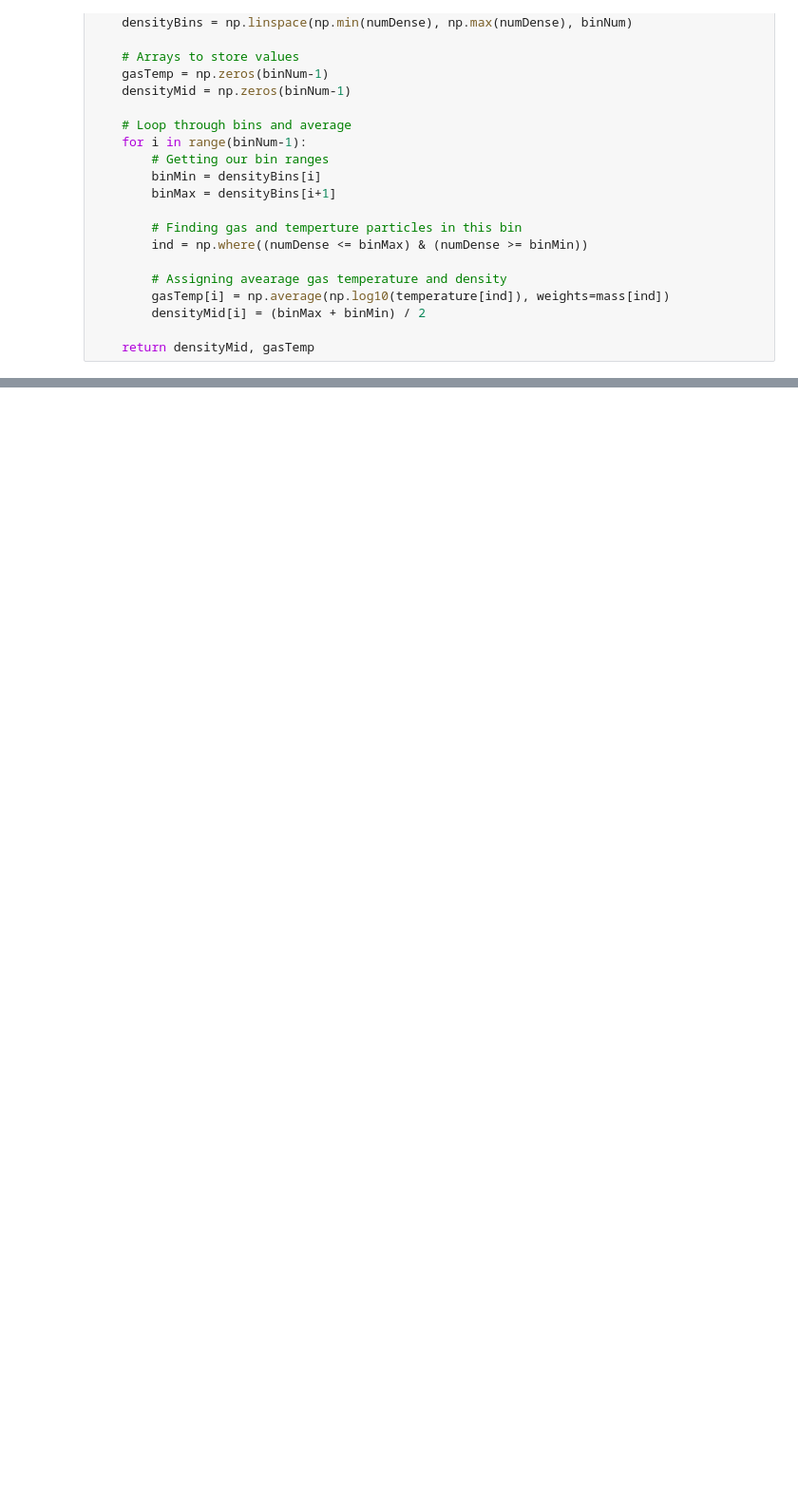
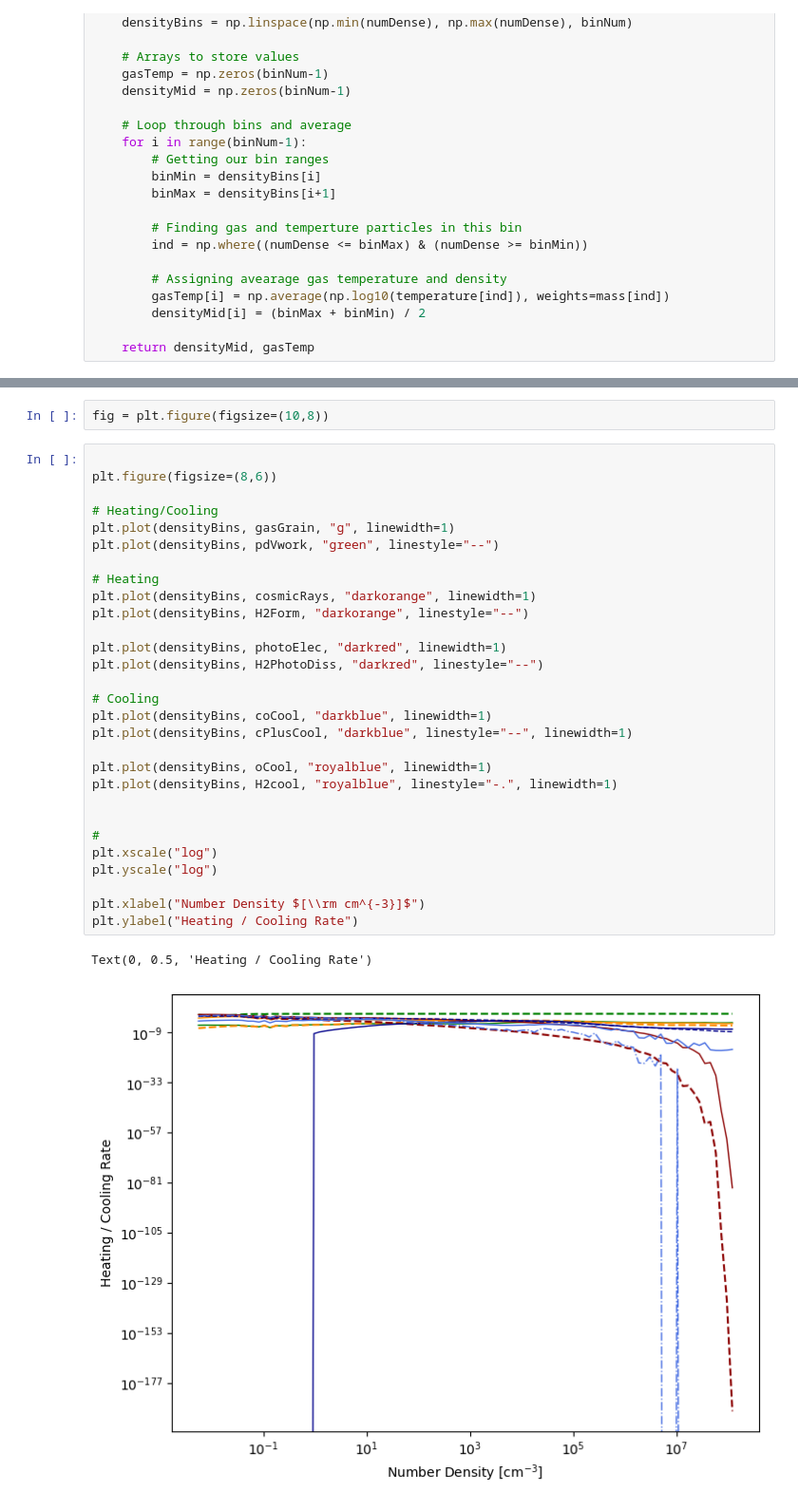
Before and after one commit to clonematthew/stardustCodes, a Jupyter notebook: cloudProperties.ipynb, the cells around one changed output, grey strips where cells are left out. Shown at 95% size. Saved outputs shown, nothing was run; the diff lists cells and outputs as text; blank space fills up the shorter version.

```diff
--- a/cloudProperties.ipynb
+++ b/cloudProperties.ipynb
@@ -226,0 +367,34 @@ fig.supxlabel("Number Density, $\\rm {cm^{-3}}$", y=0.045)
+# %%
+fig = plt.figure(figsize=(10,8))
+# %%
+
+plt.figure(figsize=(8,6))
+
+# Heating/Cooling
+plt.plot(densityBins, gasGrain, "g", linewidth=1)
+plt.plot(densityBins, pdVwork, "green", linestyle="--")
+
+# Heating
+plt.plot(densityBins, cosmicRays, "darkorange", linewidth=1)
+plt.plot(densityBins, H2Form, "darkorange", linestyle="--")
+
+plt.plot(densityBins, photoElec, "darkred", linewidth=1)
+plt.plot(densityBins, H2PhotoDiss, "darkred", linestyle="--")
+
+# Cooling
+plt.plot(densityBins, coCool, "darkblue", linewidth=1)
+plt.plot(densityBins, cPlusCool, "darkblue", linestyle="--", linewidth=1)
+
+plt.plot(densityBins, oCool, "royalblue", linewidth=1)
+plt.plot(densityBins, H2cool, "royalblue", linestyle="-.", linewidth=1)
+
+
+#
+plt.xscale("log")
+plt.yscale("log")
+
+plt.xlabel("Number Density $[\\rm cm^{-3}]$")
+plt.ylabel("Heating / Cooling Rate")
+# %% [output]
+Text(0, 0.5, 'Heating / Cooling Rate')
+[figure, added]
```
Also changed, not shown: parts of 9 cells of this notebook, 3 other files.
